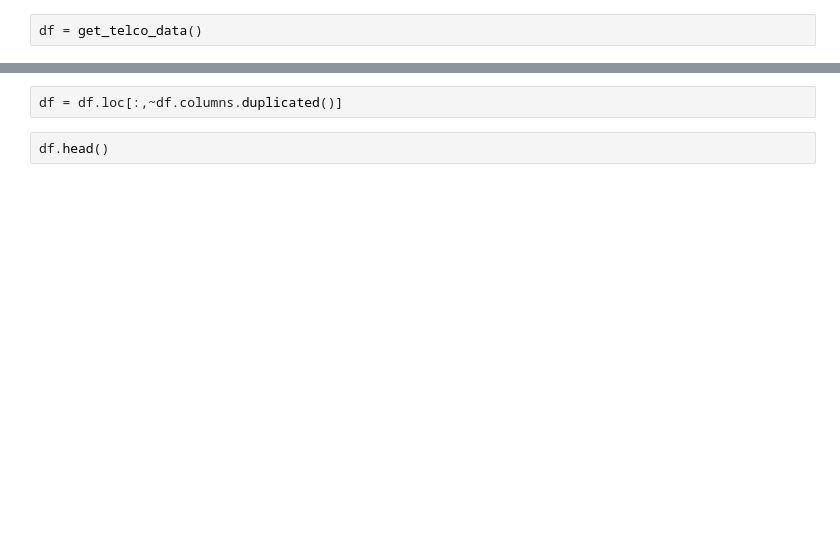
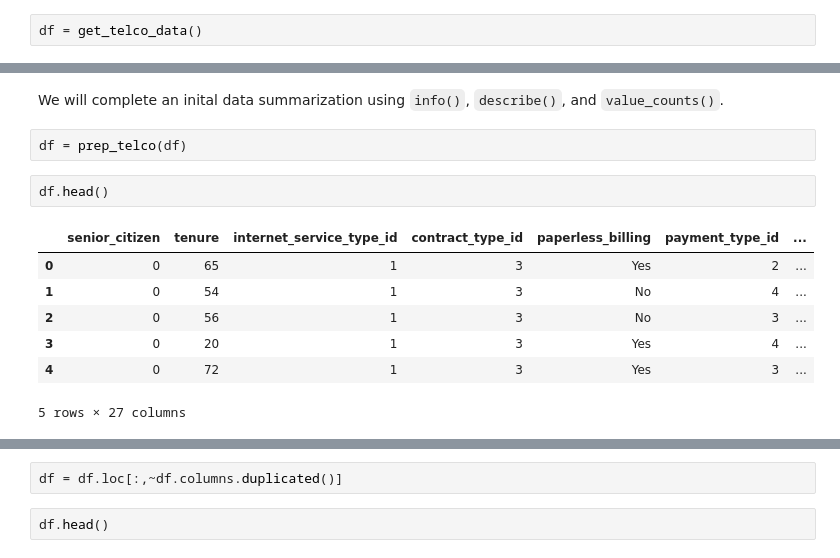
Before and after one commit to malachi-hale/Telco-project, a Jupyter notebook: Project_scratch_work.ipynb, the cells around one changed output, grey strips where cells are left out. Drawn from its saved outputs; the diff is of its cells as text; blank space fills up the shorter version.

```diff
--- a/Project_scratch_work.ipynb
+++ b/Project_scratch_work.ipynb
@@ -19,0 +116,14 @@ df = get_telco_data()
+# %% [markdown]
+We will complete an inital data summarization using `info()`, `describe()`, and `value_counts()`.
+# %%
+df = prep_telco(df)
+# %%
+df.head()
+# %% [output]
+|  | senior_citizen | tenure | internet_service_type_id | contract_type_id | paperless_billing | payment_type_id | ... |
+| 0 | 0 | 65 | 1 | 3 | Yes | 2 | ... |
+| 1 | 0 | 54 | 1 | 3 | No | 4 | ... |
+| 2 | 0 | 56 | 1 | 3 | No | 3 | ... |
+| 3 | 0 | 20 | 1 | 3 | Yes | 4 | ... |
+| 4 | 0 | 72 | 1 | 3 | Yes | 3 | ... |
+5 rows × 27 columns
```
Also changed, not shown: parts of 15 cells of this notebook, 4 other files.
